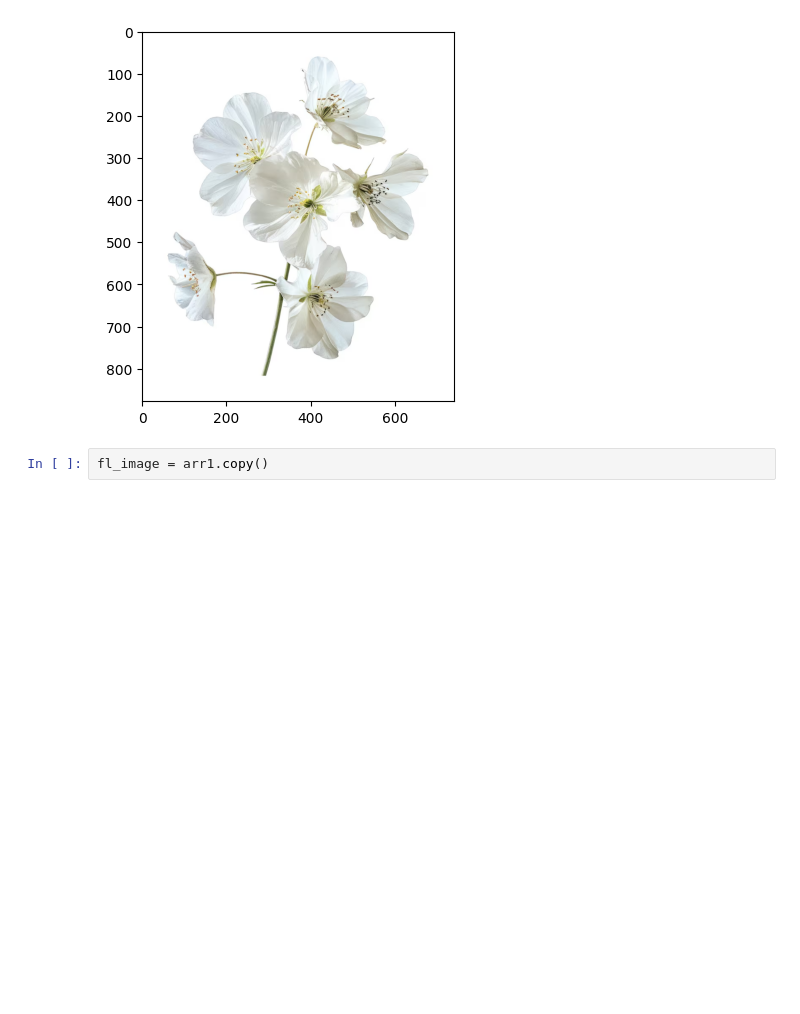
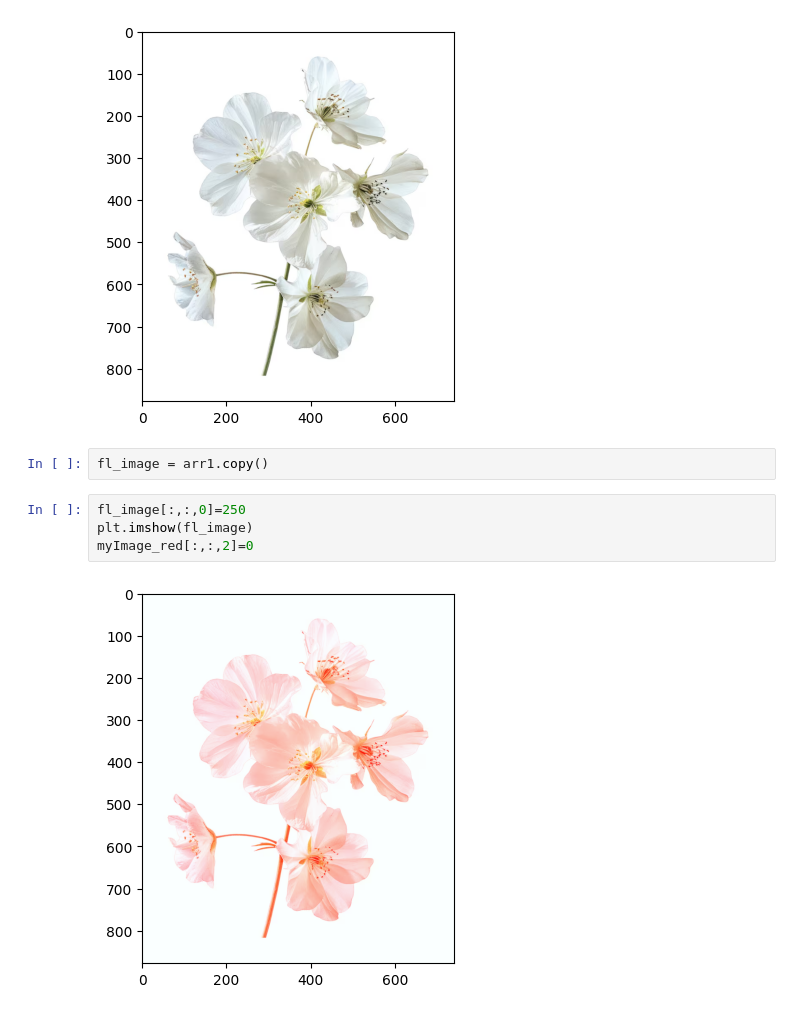
Before and after one commit to ArchanaKDataScience/DataScience, a Jupyter notebook: ImageProcessingUsingNumpyandMatplotlib.ipynb, the cells around one changed output. Saved outputs shown, nothing was run; the diff lists cells and outputs as text; blank space fills up the shorter version.

Commit message:
NumpyImage

```diff
--- a/ImageProcessingUsingNumpyandMatplotlib.ipynb
+++ b/ImageProcessingUsingNumpyandMatplotlib.ipynb
@@ -341,3 +341,9 @@ plt.imshow(arr1)
 [figure]
 # %%
 fl_image = arr1.copy()
+# %%
+fl_image[:,:,0]=250
+plt.imshow(fl_image)
+myImage_red[:,:,2]=0
+# %% [output]
+[figure, added]
```
